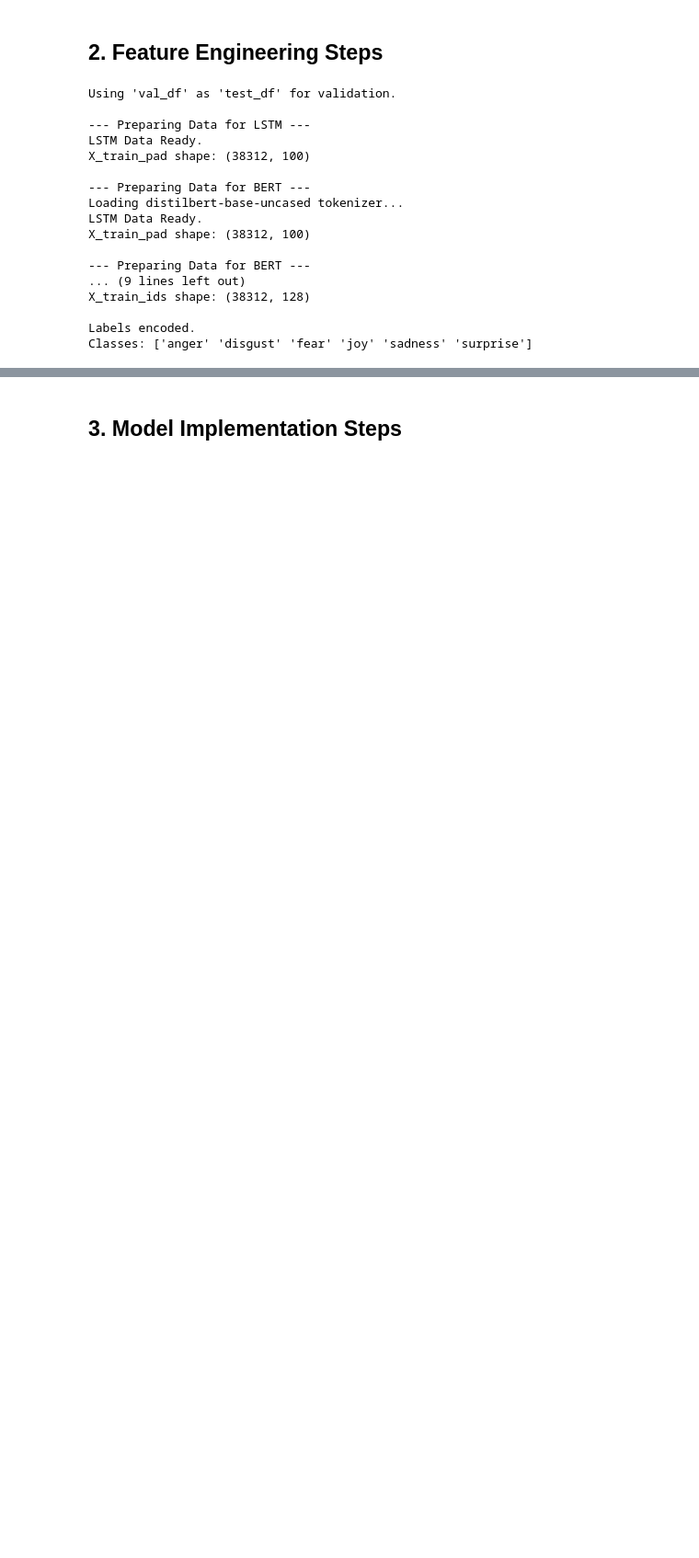
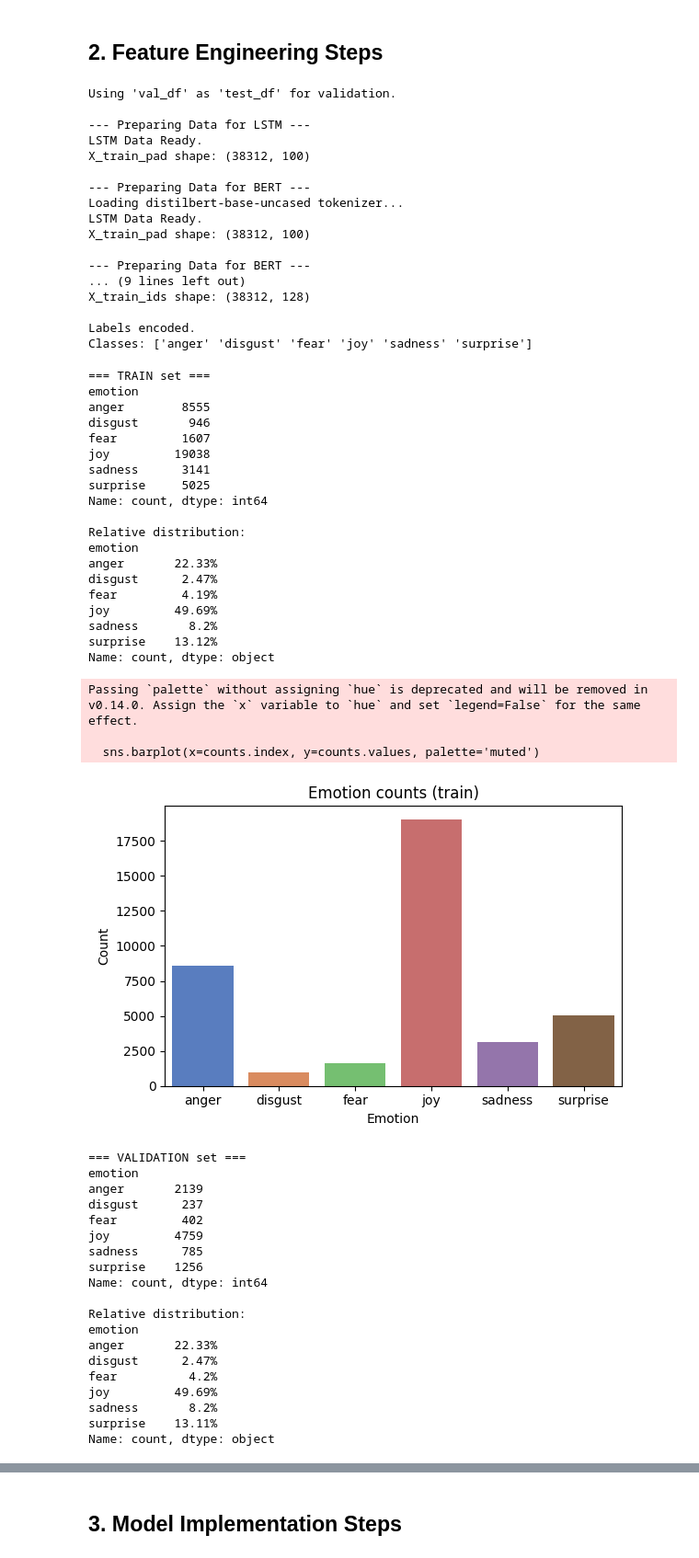
Before and after one commit to scifiengineering/DM2025-Lab2-Exercise, a Jupyter notebook: DM2025-Lab2-Homework.ipynb, the cells around one changed output, grey strips where cells are left out. Shown: that part at 92% size. Drawn from its saved outputs; the diff is of its cells as text; code cells hidden in the pictures; blank space fills up the shorter version.

```diff
--- a/DM2025-Lab2-Homework.ipynb
+++ b/DM2025-Lab2-Homework.ipynb
@@ -409,3 +424,73 @@ X_train_ids shape: (38312, 128)
 
 Labels encoded.
 Classes: ['anger' 'disgust' 'fear' 'joy' 'sadness' 'surprise']
+# %%
+# Show class distributions
+import matplotlib.pyplot as plt
+import seaborn as sns
+
+def show_emotion_counts(df, label="train"):
+    counts = df['emotion'].value_counts(dropna=False).sort_index()
+    pct = counts / counts.sum()
+    print(f"\n=== {label.upper()} set ===")
+    print(counts)
+    print("\nRelative distribution:")
+    print((pct*100).round(2).astype(str) + "%")
+    plt.figure(figsize=(6,4))
+    sns.barplot(x=counts.index, y=counts.values, palette='muted')
+    plt.title(f"Emotion counts ({label})")
+    plt.ylabel("Count")
+    plt.xlabel("Emotion")
+    plt.tight_layout()
+    plt.show()
+
+# If train/val/test dataframes exist:
+if 'train_df' in globals():
+    show_emotion_counts(train_df, label='train')
+if 'val_df' in globals():
+    show_emotion_counts(val_df, label='validation')
+if 'test_df' in globals():
+    show_emotion_counts(test_df, label='test')
+# %% [output]
+=== TRAIN set ===
+emotion
+anger        8555
+disgust       946
+fear         1607
+joy         19038
+sadness      3141
+surprise     5025
+Name: count, dtype: int64
+
+Relative distribution:
+emotion
+anger       22.33%
+disgust      2.47%
+fear         4.19%
+joy         49.69%
+sadness       8.2%
+surprise    13.12%
+Name: count, dtype: object
+Passing `palette` without assigning `hue` is deprecated and will be removed in v0.14.0. Assign the `x` variable to `hue` and set `legend=False` for the same effect.
+
+  sns.barplot(x=counts.index, y=counts.values, palette='muted')
+[figure, added]
+=== VALIDATION set ===
+emotion
+anger       2139
+disgust      237
+fear         402
+joy         4759
+sadness      785
+surprise    1256
+Name: count, dtype: int64
+
+Relative distribution:
+emotion
+anger       22.33%
+disgust      2.47%
+fear          4.2%
+joy         49.69%
+sadness       8.2%
+surprise    13.11%
+Name: count, dtype: object
```
Also changed, not shown: parts of 5 cells of this notebook, 2 other files.
